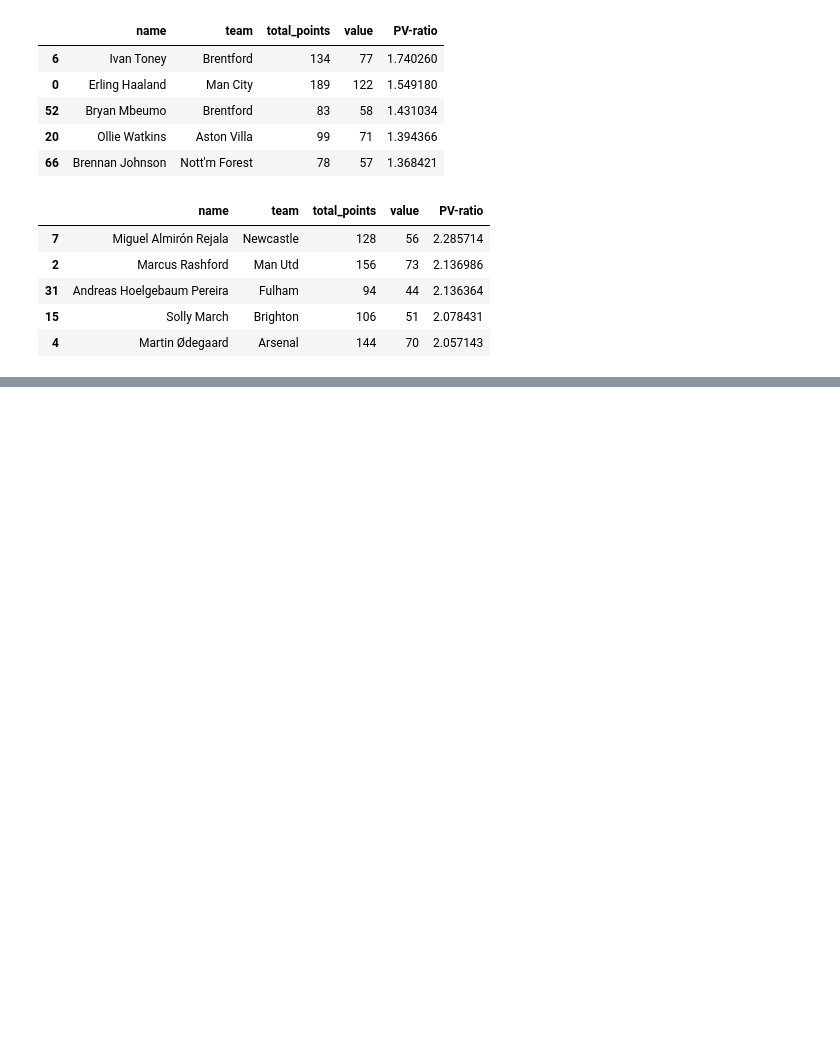
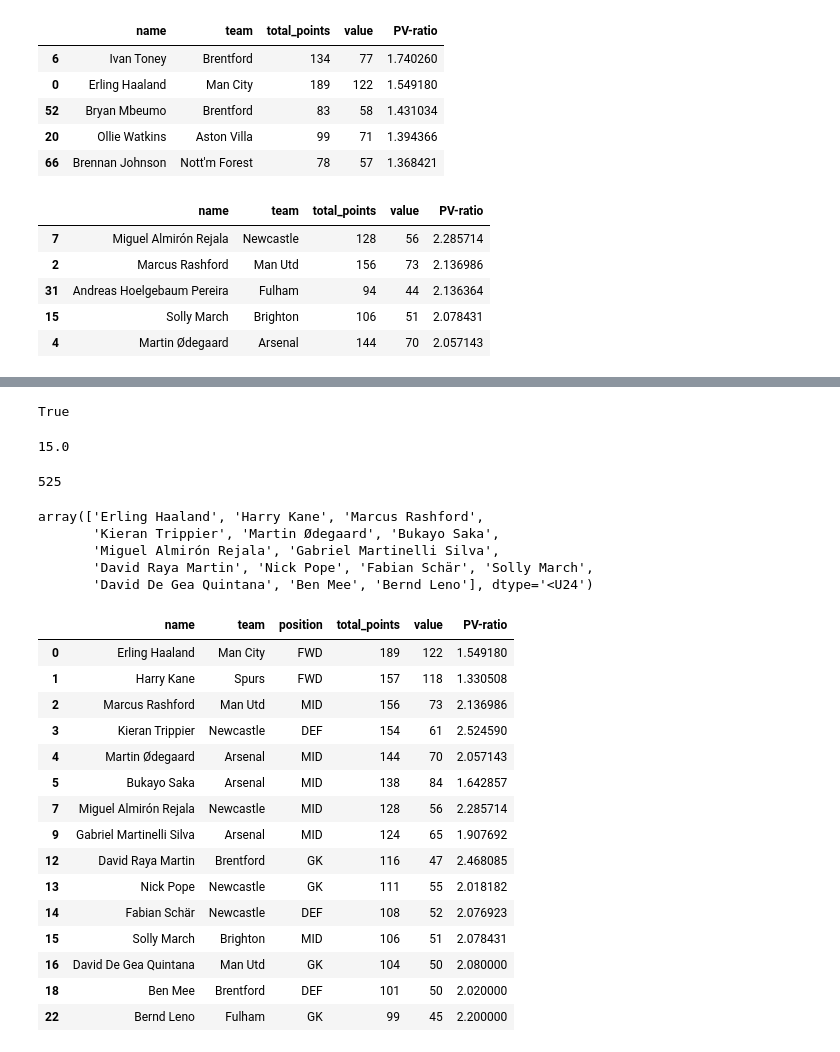
Before and after one commit to farhank-0/Fantasy-Premier-League-Optimization, a Jupyter notebook: Untitled.ipynb, the cells around one changed output, grey strips where cells are left out. Cells and saved outputs as stored; diff of their text form; code cells hidden in the pictures; blank space fills up the shorter version.

Commit message:
Created Initial Pass for Optimization for team selection via scipy.optimize.milp

```diff
--- a/Untitled.ipynb
+++ b/Untitled.ipynb
@@ -296,0 +310,57 @@ GK_df.head()
+# %%
+prices = [agg_points_val.value[i] for i in agg_points_val.index]
+points = np.array([agg_points_val.total_points[i] for i in agg_points_val.index])
+players = np.ones(len(agg_points_val))
+
+bounds = optimize.Bounds(0, 1)
+integrality = np.full_like(points, True)
+# %%
+budget = 1000
+
+con1 = optimize.LinearConstraint(A=prices, lb=0, ub=budget)
+con2 = optimize.LinearConstraint(A=players, lb=15, ub=15)
+# %%
+res = milp(c=-players*points, constraints=[con1,con2],
+           integrality=integrality, bounds=bounds)
+# %%
+res.success
+# %% [output]
+True
+# %%
+returned = res.x
+# %%
+returned.sum()
+# %% [output]
+15.0
+# %%
+len(returned)
+# %% [output]
+525
+# %%
+np.array([agg_points_val.name[i] for i, x in enumerate(returned) if x])
+# %% [output]
+array(['Erling Haaland', 'Harry Kane', 'Marcus Rashford',
+       'Kieran Trippier', 'Martin Ødegaard', 'Bukayo Saka',
+       'Miguel Almirón Rejala', 'Gabriel Martinelli Silva',
+       'David Raya Martin', 'Nick Pope', 'Fabian Schär', 'Solly March',
+       'David De Gea Quintana', 'Ben Mee', 'Bernd Leno'], dtype='<U24')
+# %%
+lineup_info = pd.DataFrame([agg_points_val.iloc[i] for i, x in enumerate(returned) if x])
+lineup_info
+# %% [output]
+|  | name | team | position | total_points | value | PV-ratio |
+| 0 | Erling Haaland | Man City | FWD | 189 | 122 | 1.549180 |
+| 1 | Harry Kane | Spurs | FWD | 157 | 118 | 1.330508 |
+| 2 | Marcus Rashford | Man Utd | MID | 156 | 73 | 2.136986 |
+| 3 | Kieran Trippier | Newcastle | DEF | 154 | 61 | 2.524590 |
+| 4 | Martin Ødegaard | Arsenal | MID | 144 | 70 | 2.057143 |
+| 5 | Bukayo Saka | Arsenal | MID | 138 | 84 | 1.642857 |
+| 7 | Miguel Almirón Rejala | Newcastle | MID | 128 | 56 | 2.285714 |
+| 9 | Gabriel Martinelli Silva | Arsenal | MID | 124 | 65 | 1.907692 |
+| 12 | David Raya Martin | Brentford | GK | 116 | 47 | 2.468085 |
+| 13 | Nick Pope | Newcastle | GK | 111 | 55 | 2.018182 |
+| 14 | Fabian Schär | Newcastle | DEF | 108 | 52 | 2.076923 |
+| 15 | Solly March | Brighton | MID | 106 | 51 | 2.078431 |
+| 16 | David De Gea Quintana | Man Utd | GK | 104 | 50 | 2.080000 |
+| 18 | Ben Mee | Brentford | DEF | 101 | 50 | 2.020000 |
+| 22 | Bernd Leno | Fulham | GK | 99 | 45 | 2.200000 |
```
Also changed, not shown: parts of 9 cells of this notebook.
